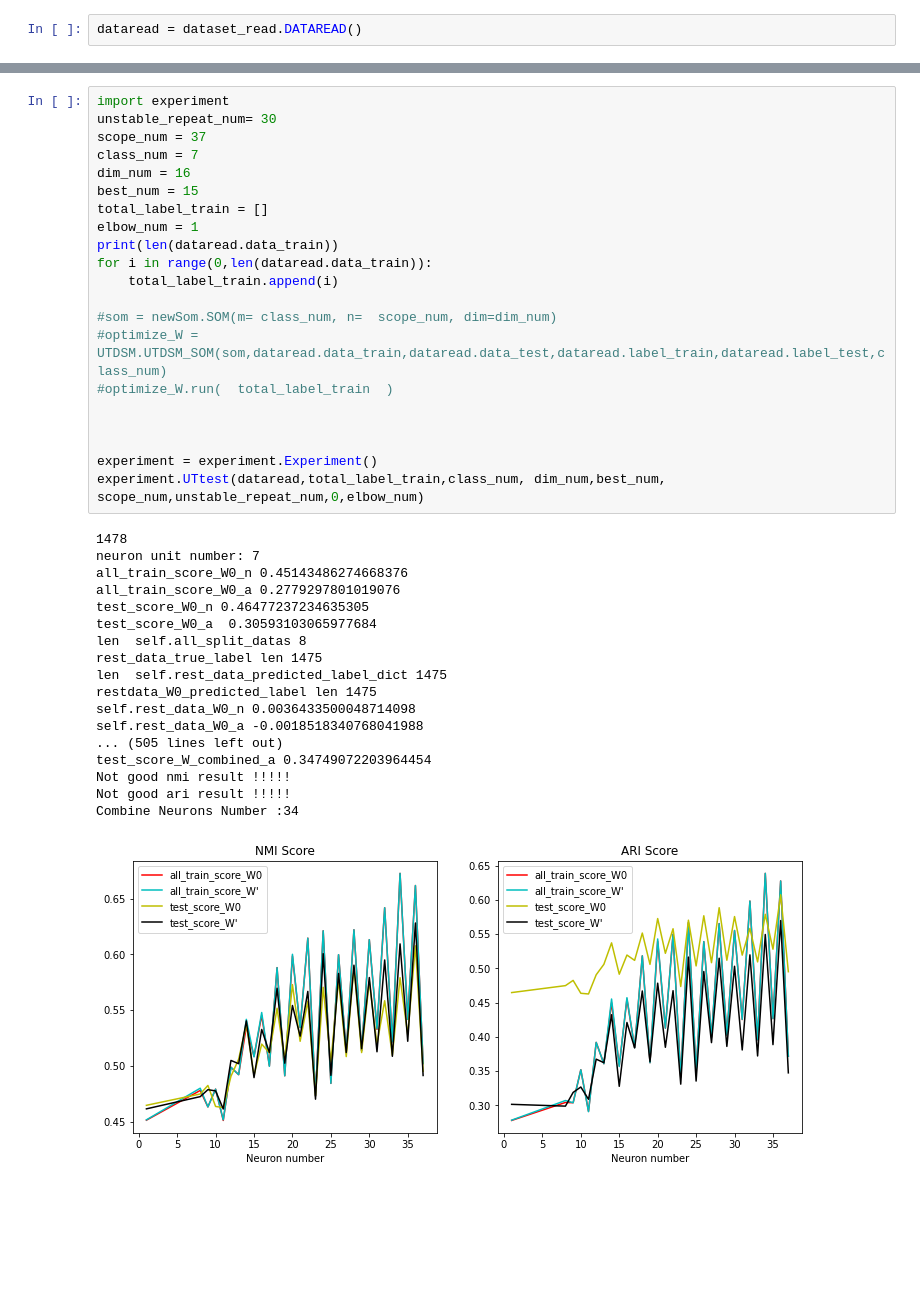
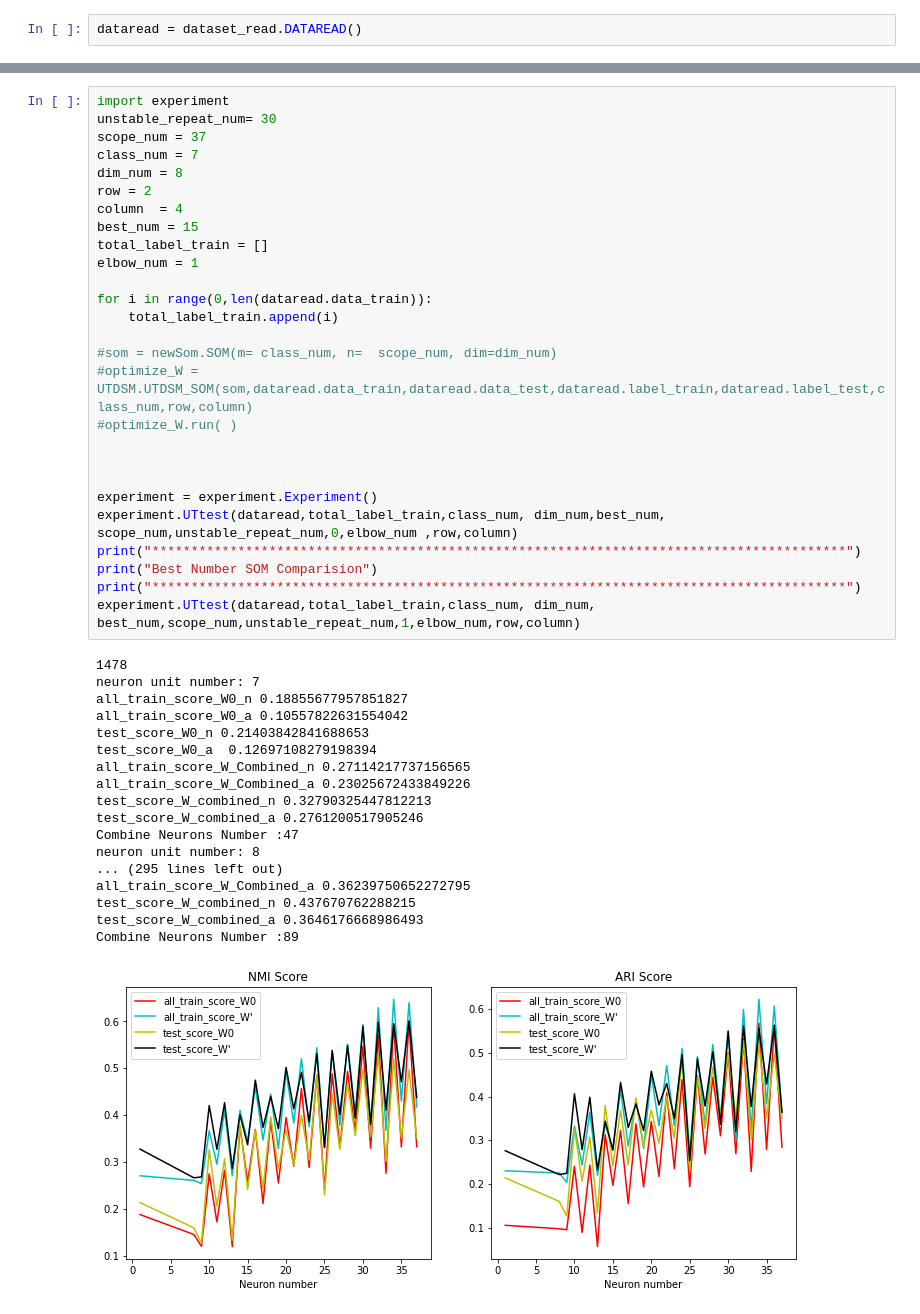
Before and after one commit to foolishfool/JupyterNotebook, a Jupyter notebook: SOM/UTDSM_Obesity.ipynb, the cells around one changed output, grey strips where cells are left out. Drawn from its saved outputs; the diff is of its cells as text; blank space fills up the shorter version.

```diff
--- a/SOM/UTDSM_Obesity.ipynb
+++ b/SOM/UTDSM_Obesity.ipynb
@@ -31,42 +42,48 @@ dataread.initializedataset(csv_training,csv_test,"NObeyesdad")
 # %%
 import experiment
 unstable_repeat_num= 30
 scope_num = 37
 class_num = 7
-dim_num = 16
+dim_num = 8
+row = 2
+column  = 4
 best_num = 15
 total_label_train = []
 elbow_num = 1
-print(len(dataread.data_train))
+
 for i in range(0,len(dataread.data_train)):
     total_label_train.append(i)
 
 #som = newSom.SOM(m= class_num, n=  scope_num, dim=dim_num)
-#optimize_W = UTDSM.UTDSM_SOM(som,dataread.data_train,dataread.data_test,dataread.label_train,dataread.label_test,class_num)
-#optimize_W.run(  total_label_train  )
+#optimize_W = UTDSM.UTDSM_SOM(som,dataread.data_train,dataread.data_test,dataread.label_train,dataread.label_test,class_num,row,column)
+#optimize_W.run( )
 
 
 
 experiment = experiment.Experiment()
-experiment.UTtest(dataread,total_label_train,class_num, dim_num,best_num, scope_num,unstable_repeat_num,0,elbow_num)
+experiment.UTtest(dataread,total_label_train,class_num, dim_num,best_num, scope_num,unstable_repeat_num,0,elbow_num ,row,column)
+print("*****************************************************************************************")
+print("Best Number SOM Comparision")
+print("*****************************************************************************************")
+experiment.UTtest(dataread,total_label_train,class_num, dim_num, best_num,scope_num,unstable_repeat_num,1,elbow_num,row,column)
 # %% [output]
 1478
 neuron unit number: 7
-all_train_score_W0_n 0.45143486274668376
-all_train_score_W0_a 0.2779297801019076
-test_score_W0_n 0.46477237234635305
-test_score_W0_a  0.30593103065977684
-len  self.all_split_datas 8
-rest_data_true_label len 1475
-len  self.rest_data_predicted_label_dict 1475
-restdata_W0_predicted_label len 1475
-self.rest_data_W0_n 0.0036433500048714098
-self.rest_data_W0_a -0.0018518340768041988
-... (505 lines left out)
-test_score_W_combined_a 0.34749072203964454
-Not good nmi result !!!!!
-Not good ari result !!!!!
-Combine Neurons Number :34
+all_train_score_W0_n 0.18855677957851827
+all_train_score_W0_a 0.10557822631554042
+test_score_W0_n 0.21403842841688653
+test_score_W0_a  0.12697108279198394
+all_train_score_W_Combined_n 0.27114217737156565
+all_train_score_W_Combined_a 0.23025672433849226
+test_score_W_combined_n 0.32790325447812213
+test_score_W_combined_a 0.2761200517905246
+Combine Neurons Number :47
+neuron unit number: 8
+... (295 lines left out)
+all_train_score_W_Combined_a 0.36239750652272795
+test_score_W_combined_n 0.437670762288215
+test_score_W_combined_a 0.3646176668986493
+Combine Neurons Number :89
-[figure, old version]
+[figure, new version]
 NMI T-Test
         Variable     N      Mean        SD        SE  95% Conf.  Interval
```
Also changed, not shown: parts of 4 cells of this notebook, 6 other files.
